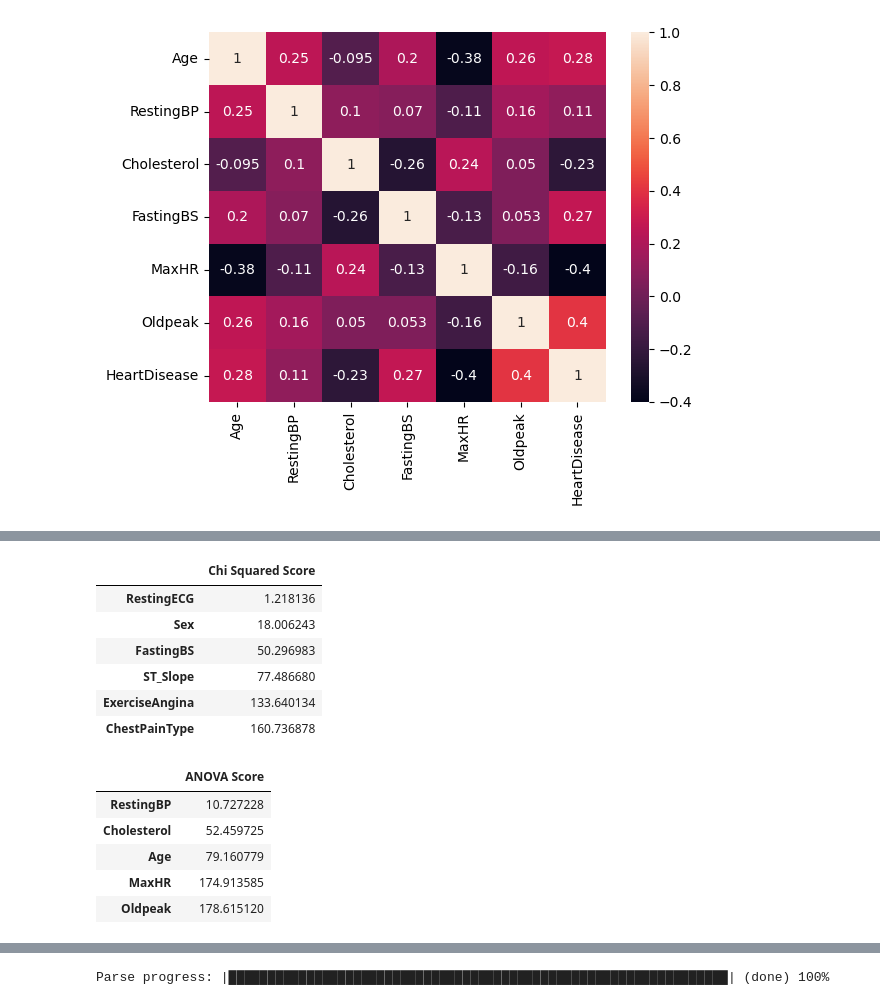
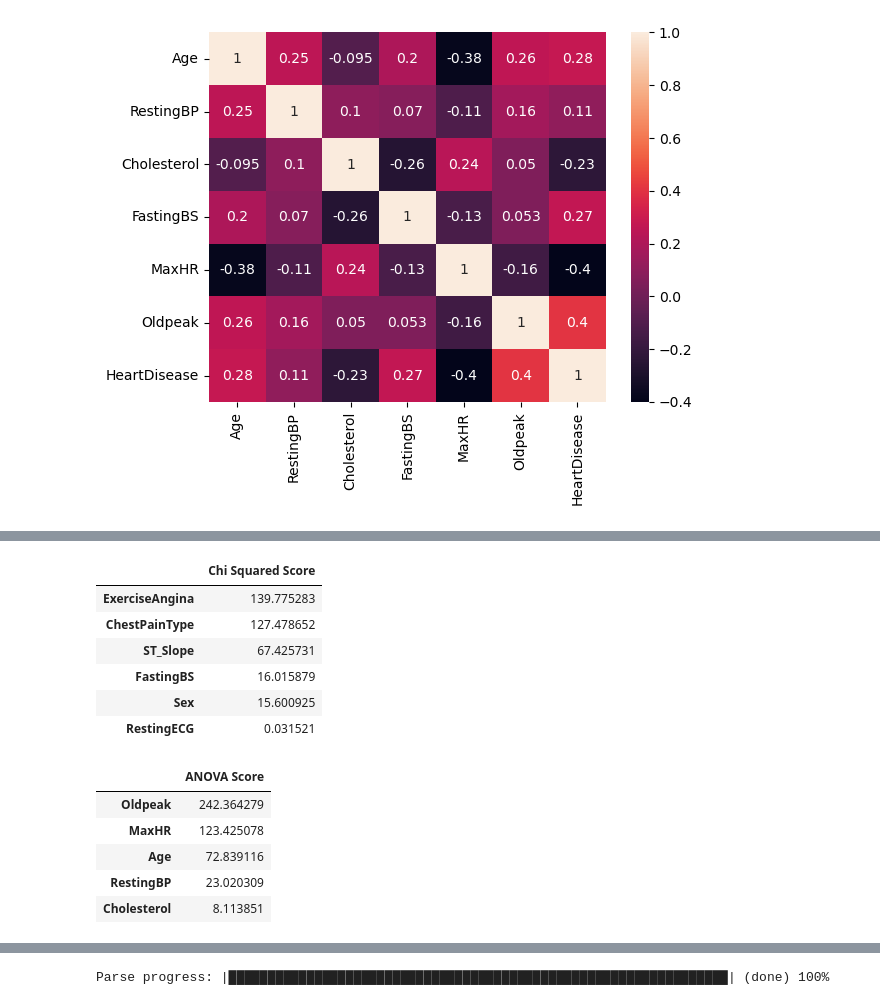
Before and after one commit to harikrishnad1997/BUAN_6337_Predictive_Analysis, a Jupyter notebook: Group project/HeartDiseaseGroupProject.ipynb, the cells around one changed output, grey strips where cells are left out. Drawn from its saved outputs; the diff is of its cells as text; code cells hidden in the pictures.

```diff
--- a/Group project/HeartDiseaseGroupProject.ipynb
+++ b/Group project/HeartDiseaseGroupProject.ipynb
@@ -79,3 +142,19 @@ df.describe().T
 | MaxHR | 918.0 | 136.809368 | 25.460334 | 60.0 | 120.00 | 138.0 | 156.0 | 202.0 |
 | Oldpeak | 918.0 | 0.887364 | 1.066570 | -2.6 | 0.00 | 0.6 | 1.5 | 6.2 |
 | HeartDisease | 918.0 | 0.553377 | 0.497414 | 0.0 | 0.00 | 1.0 | 1.0 | 1.0 |
+# %%
+#cp - chest_pain_type
+df.loc[df['ChestPainType'] == 0, 'ChestPainType'] = 'asymptomatic'
+df.loc[df['ChestPainType'] == 1, 'ChestPainType'] = 'atypical angina'
+df.loc[df['ChestPainType'] == 2, 'ChestPainType'] = 'non-anginal pain'
+df.loc[df['ChestPainType'] == 3, 'ChestPainType'] = 'typical angina'
+
+#restecg - rest_ecg_type
+df.loc[df['RestingECG'] == 0, 'RestingECG'] = 'left ventricular hypertrophy'
+df.loc[df['RestingECG'] == 1, 'RestingECG'] = 'normal'
+df.loc[df['RestingECG'] == 2, 'RestingECG'] = 'ST-T wave abnormality'
+
+#slope - st_slope_type
+df.loc[df['ST_Slope'] == 0, 'ST_Slope'] = 'downsloping'
+df.loc[df['ST_Slope'] == 1, 'ST_Slope'] = 'flat'
+df.loc[df['ST_Slope'] == 2, 'ST_Slope'] = 'upsloping'
@@ -124,4 +250,6 @@ for i in range(len(numerical_features) - 1):
 [figure]
 # %%
 df = df[df.Cholesterol != 0]
+# %%
+df = df[df.Cholesterol != 0]
 # %%
@@ -138,38 +325,38 @@ for i in range(len(numerical_features) - 1):
 # %%
 from sklearn.feature_selection import SelectKBest
 from sklearn.feature_selection import chi2
-features = df1.loc[:,categorical_features[:-1]]
-target = df1.loc[:,categorical_features[-1]]
+features = df.loc[:,categorical_features[:-1]]
+target = df.loc[:,categorical_features[-1]]
 
 best_features = SelectKBest(score_func = chi2,k = 'all')
 fit = best_features.fit(features,target)
 
 featureScores = pd.DataFrame(data = fit.scores_,index = list(features.columns),columns = ['Chi Squared Score'])
-featureScores.sort_values(by="Chi Squared Score")
+featureScores.sort_values(by="Chi Squared Score",ascending=False)
 # %% [output]
 |  | Chi Squared Score |
-| RestingECG | 1.218136 |
-| Sex | 18.006243 |
-| FastingBS | 50.296983 |
-| ST_Slope | 77.486680 |
-| ExerciseAngina | 133.640134 |
-| ChestPainType | 160.736878 |
+| ExerciseAngina | 139.775283 |
+| ChestPainType | 127.478652 |
+| ST_Slope | 67.425731 |
+| FastingBS | 16.015879 |
+| Sex | 15.600925 |
+| RestingECG | 0.031521 |
 # %%
 from sklearn.feature_selection import f_classif
 
-features = df1.loc[:,numerical_features]
-target = df1.loc[:,categorical_features[-1]]
+features = df.loc[:,numerical_features]
+target = df.loc[:,categorical_features[-1]]
 
 best_features = SelectKBest(score_func = f_classif,k = 'all')
 fit = best_features.fit(features,target)
 
 featureScores = pd.DataFrame(data = fit.scores_,index = list(features.columns),columns = ['ANOVA Score'])
-featureScores.sort_values(by="ANOVA Score")
+featureScores.sort_values(by="ANOVA Score",ascending=False)
 # %% [output]
 |  | ANOVA Score |
-| RestingBP | 10.727228 |
-| Cholesterol | 52.459725 |
-| Age | 79.160779 |
-| MaxHR | 174.913585 |
-| Oldpeak | 178.615120 |
+| Oldpeak | 242.364279 |
+| MaxHR | 123.425078 |
+| Age | 72.839116 |
+| RestingBP | 23.020309 |
+| Cholesterol | 8.113851 |
 # %%
```
Also changed, not shown: parts of 26 cells of this notebook, 1 other file.
